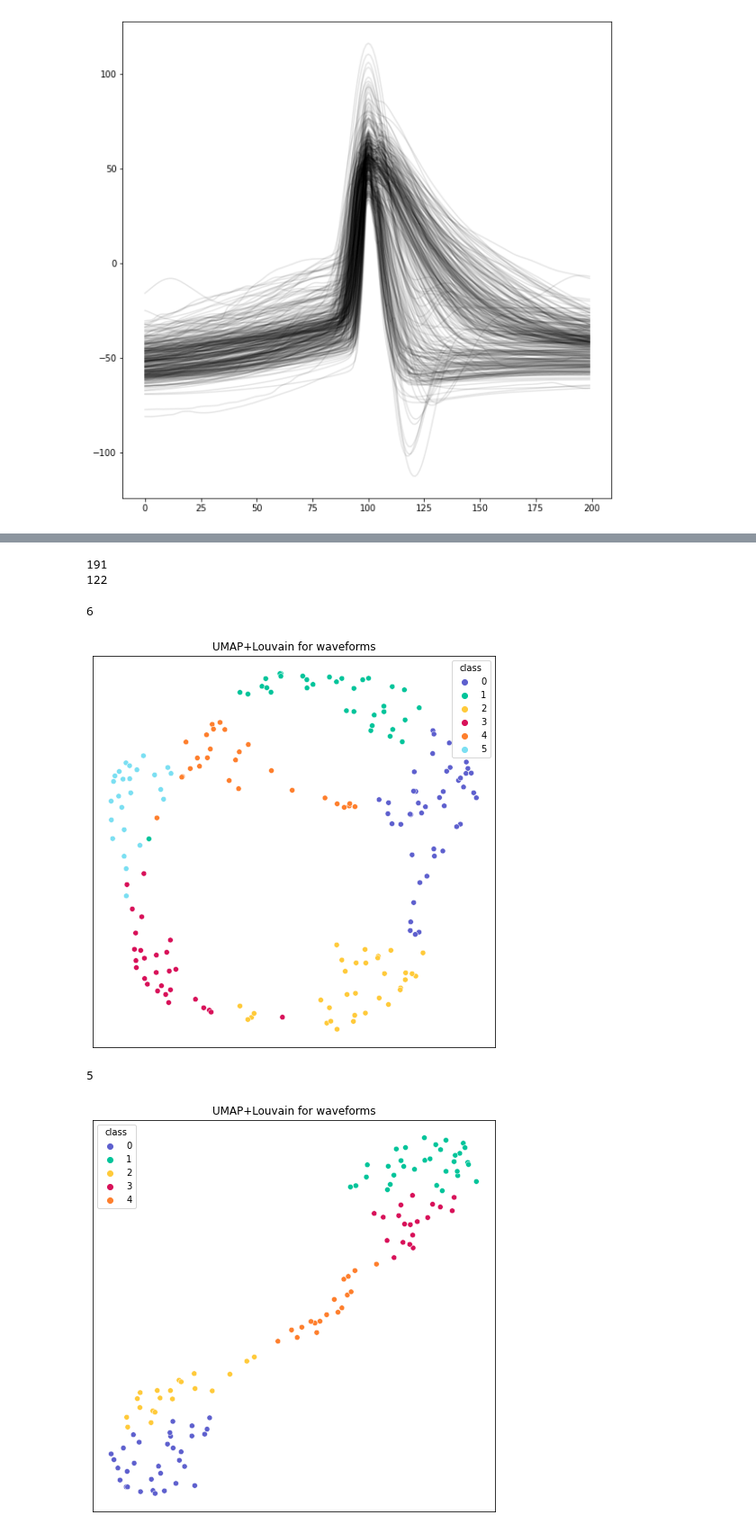
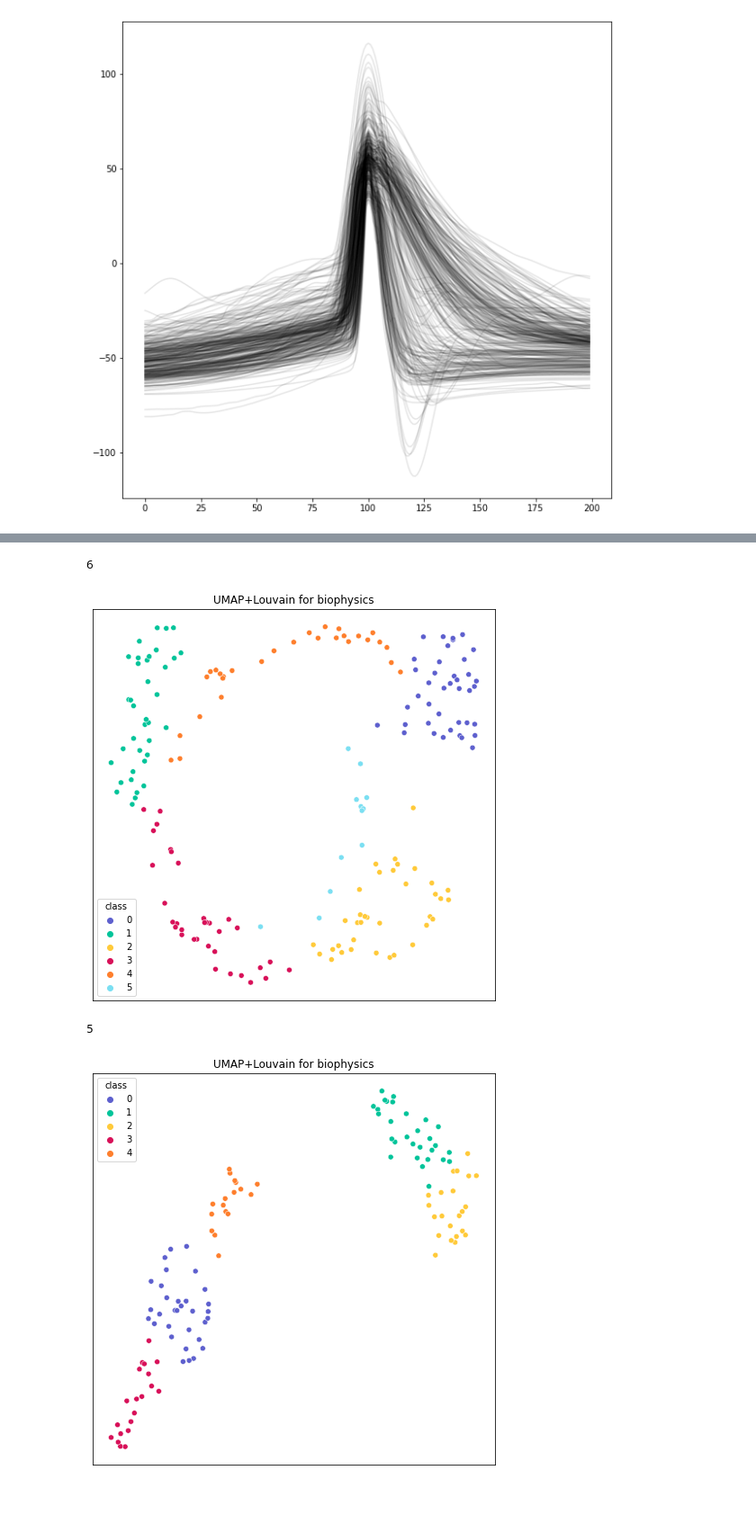
Before and after one commit to Nishant-codex/GIFFittingToolbox, a Jupyter notebook: src/examples/Clsutering_biophys_params.ipynb, the cells around one changed output, grey strips where cells are left out. Shown at 90% size. Drawn from its saved outputs; the diff is of its cells as text; code cells hidden in the pictures; blank space fills up the shorter version.

```diff
--- a/src/examples/Clsutering_biophys_params.ipynb
+++ b/src/examples/Clsutering_biophys_params.ipynb
@@ -163,7 +163,8 @@ discarded_exps = ['xuan_151118_E1',
 'NC_20717_E5' ,
 'NC_25717_E2',
 'payam_31019_E5',
-'payam_101019_E5']
+'payam_101019_E5',
+'NC_24717_E1']
 # %%
 # %matplotlib widget
 
@@ -391,39 +402,35 @@ plt.show()
 # %%
-df_acsf_exc = df_acsf[df_acsf.lables_wave.isin([1,2,3,4,6])]
-df_acsf_inh = df_acsf[df_acsf.lables_wave.isin([0,5,7])]
+df_biophys_exc = df_acsf[df_acsf.lables_wave.isin([1,2,3,4,6])]
+df_biophys_inh = df_acsf[df_acsf.lables_wave.isin([0,5,7])]
 # %%
-# df_acsf_exc = df_acsf_exc[df_acsf_exc.rsqared_V>0.7]
-# df_acsf_inh = df_acsf_inh[df_acsf_inh.rsqared_V>0.7]
+df_biophys_exc = df_biophys_exc[df_biophys_exc.rsqared_V>0.7]
+df_biophys_inh = df_biophys_inh[df_biophys_inh.rsqared_V>0.7]
-# %%
-print(len(set(df_acsf_exc.exp_name)))
-print(len(set(df_acsf_inh.exp_name)))
-# %% [output]
-191
-122
 # %%
-bio_phys_exc = normalize(np.vstack(df_acsf_exc[df_acsf_exc.columns[:9]].to_numpy()))
-lables_wave_exc,mapper,reducer = plot_UMAP_clusters_single(bio_phys_exc,
+bio_phys_exc = normalize(np.vstack(df_biophys_exc[df_biophys_exc.columns[:9]].to_numpy()))
+lables_bio_exc,mapper,reducer = plot_UMAP_clusters_single(bio_phys_exc,
                           20,
                           0.1,
                           random_state =30,
                           res_louvain = 1.,
                           c_list =CUSTOM_PAL_SORT_3,
-                          title='UMAP+Louvain for waveforms'
+                          title='UMAP+Louvain for biophysics'
                           )
 
-bio_phys_inh = normalize(np.vstack(df_acsf_inh[df_acsf_inh.columns[:9]].to_numpy()))
-lables_wave_inh,mapper,reducer = plot_UMAP_clusters_single(bio_phys_inh,
+bio_phys_inh = normalize(np.vstack(df_biophys_inh[df_biophys_inh.columns[:9]].to_numpy()))
+lables_bio_inh,mapper,reducer = plot_UMAP_clusters_single(bio_phys_inh,
                           20,
                           0.1,
                           random_state =30,
                           res_louvain = 1.,
                           c_list =CUSTOM_PAL_SORT_3,
-                          title='UMAP+Louvain for waveforms'
+                          title='UMAP+Louvain for biophysics'
                           )
+df_biophys_exc['lables_bio'] = lables_bio_exc
+df_biophys_inh['lables_bio'] = lables_bio_inh
 # %% [output]
 6
-[figure, old version]
+[figure, new version]
 5
-[figure, old version]
+[figure, new version]
 # %%
 df_sta = pd.read_pickle('D:/CurrentClamp/all_stas_hidden_spikes_computed.pkl')
```
Also changed, not shown: parts of 14 cells of this notebook.
